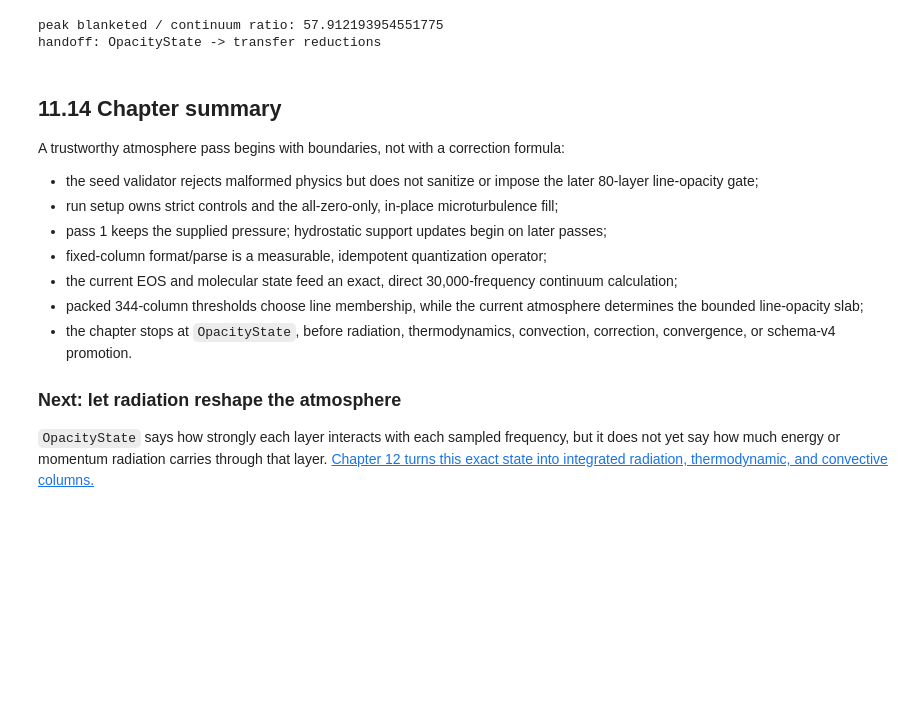
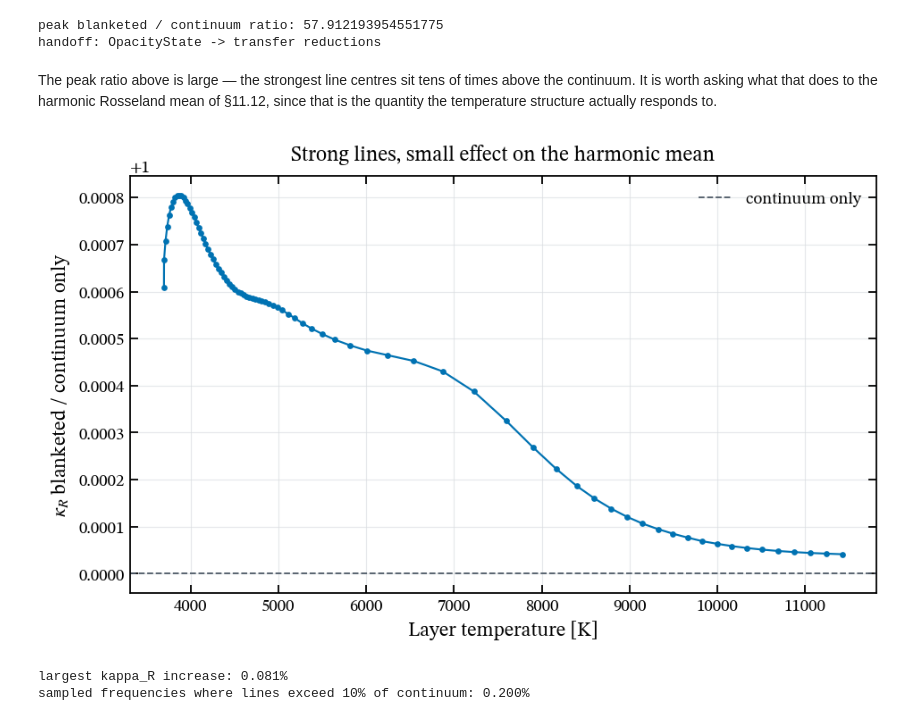
Before and after one commit to tingyuansen/stellar-spectroscopy-from-scratch-gpu, a Jupyter notebook: content/Chapter11.ipynb, the cells around one changed output. Saved outputs shown, nothing was run; the diff lists cells and outputs as text; code cells hidden in the pictures; blank space fills up the shorter version.

```diff
--- a/content/Chapter11.ipynb
+++ b/content/Chapter11.ipynb
@@ -794,32 +794,36 @@ print("handoff: OpacityState -> transfer reductions")
 [figure]
 peak blanketed / continuum ratio: 57.912193954551775
 handoff: OpacityState -> transfer reductions
-# %% [markdown]
-## 11.14 Chapter summary
-
-A trustworthy atmosphere pass begins with boundaries, not with a
-correction formula:
-
-- the seed validator rejects malformed physics but does not
-  sanitize or impose the later 80-layer line-opacity gate;
-- run setup owns strict controls and the all-zero-only,
-  in-place microturbulence fill;
-- pass 1 keeps the supplied pressure; hydrostatic support updates
-  begin on later passes;
-- fixed-column format/parse is a measurable, idempotent
-  quantization operator;
-- the current EOS and molecular state feed an exact, direct
-  30,000-frequency continuum calculation;
-- packed 344-column thresholds choose line membership, while the
-  current atmosphere determines the bounded line-opacity slab;
-- the chapter stops at `OpacityState`, before radiation,
-  thermodynamics, convection, correction, convergence, or
-  schema-v4 promotion.
-
-### Next: let radiation reshape the atmosphere
-
-`OpacityState` says how strongly each layer interacts with each
-sampled frequency, but it does not yet say how much energy or
-momentum radiation carries through that layer. [Chapter 12 turns
-this exact state into integrated radiation, thermodynamic, and
-convective columns.](/reader.html?ch=12)
+# %% [markdown]
+The peak ratio above is large — the strongest line centres sit tens of
+times above the continuum. It is worth asking what that does to the
+harmonic Rosseland mean of §11.12, since that is the quantity the
+temperature structure actually responds to.
+# %%
+ratio = (
+    blanketing.rosseland_blanketed
+    / blanketing.rosseland_continuum_only
+)
+covered = np.mean(
+    blanketing.blanketed_extinction
+    > 1.1 * blanketing.continuum_extinction
+)
+
+fig, ax = single_panel()
+ax.plot(blanketing.temperature_k, ratio, marker=".", lw=1.2)
+ax.axhline(1.0, color="#4d5966", lw=1.0, ls="--",
+           label="continuum only")
+ax.set_xlabel("Layer temperature [K]")
+ax.set_ylabel(r"$\kappa_R$ blanketed / continuum only")
+ax.set_title("Strong lines, small effect on the harmonic mean")
+add_quiet_grid(ax)
+ax.legend()
+plt.show()
+
+print(f"largest kappa_R increase: {100 * (ratio.max() - 1):.3f}%")
+print(f"sampled frequencies where lines exceed 10% of continuum:"
+      f" {100 * covered:.3f}%")
+# %% [output]
+[figure, added]
+largest kappa_R increase: 0.081%
+sampled frequencies where lines exceed 10% of continuum: 0.200%
```
Also changed, not shown: parts of 2 cells of this notebook, 5 other files.
